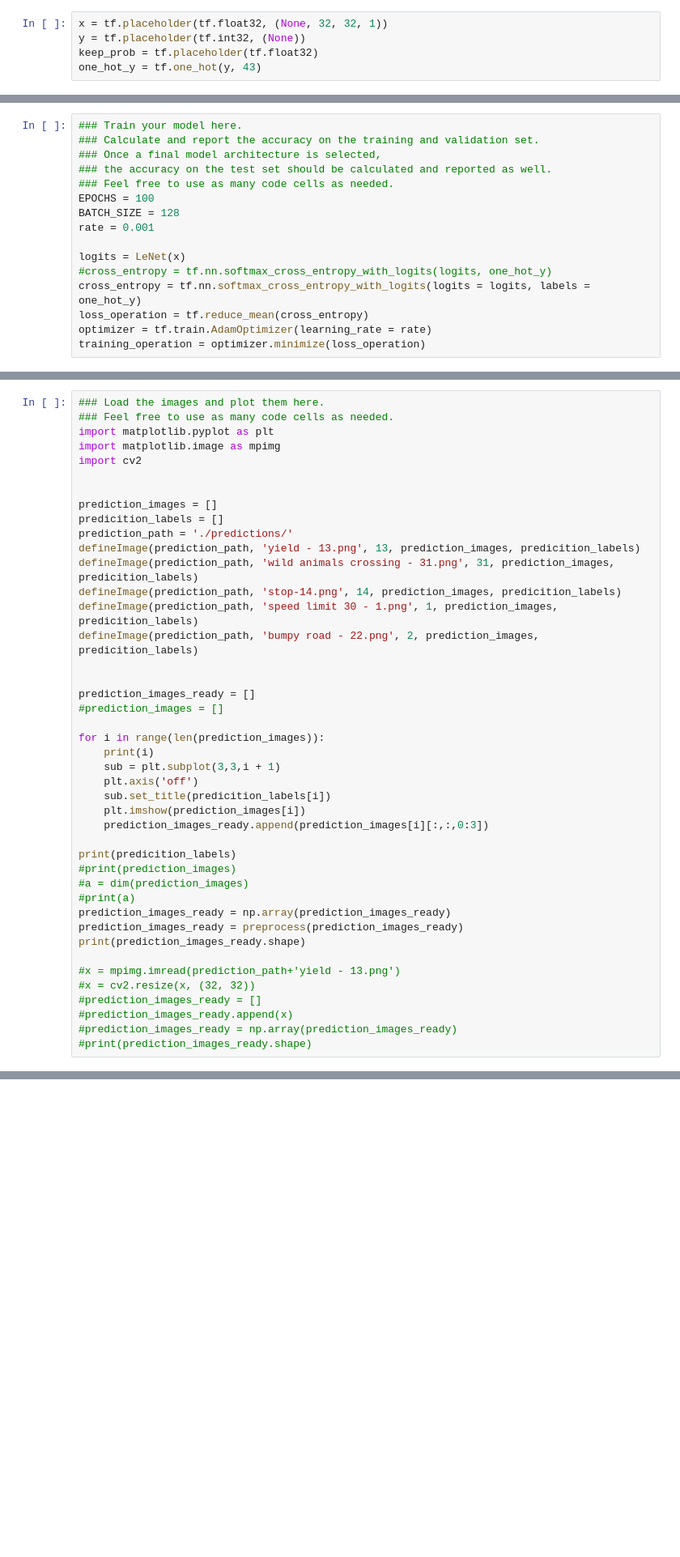
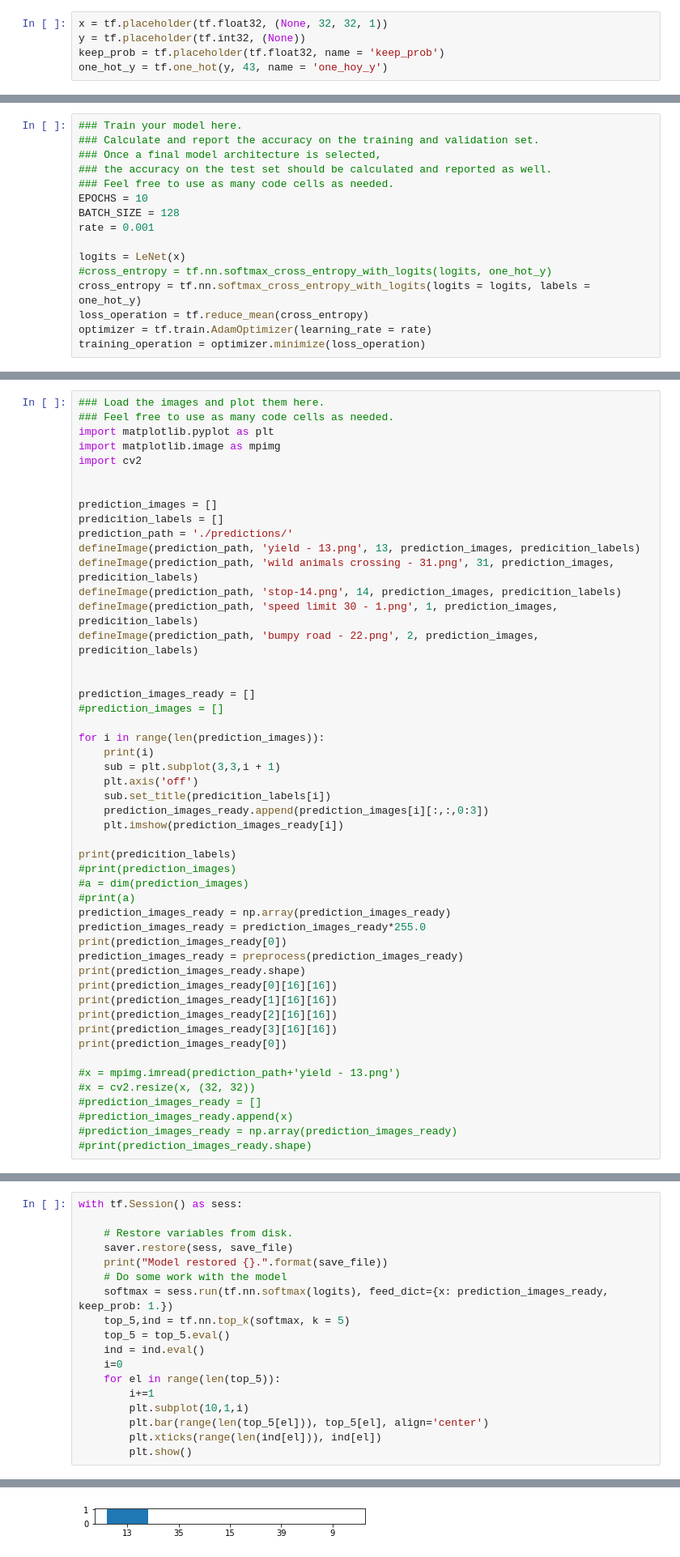
Before and after one commit to Maesla/Traffic-Sign-Classifier, a Jupyter notebook: Traffic_Sign_Classifier.ipynb, the cells around one changed output, grey strips where cells are left out. Shown at 81% size. Drawn from its saved outputs; the diff is of its cells as text; blank space fills up the shorter version.

Commit message:
- Internet image working

```diff
--- a/Traffic_Sign_Classifier.ipynb
+++ b/Traffic_Sign_Classifier.ipynb
@@ -284,8 +303,8 @@ def LeNet(x):
 # %%
 x = tf.placeholder(tf.float32, (None, 32, 32, 1))
 y = tf.placeholder(tf.int32, (None))
-keep_prob = tf.placeholder(tf.float32)
-one_hot_y = tf.one_hot(y, 43)
+keep_prob = tf.placeholder(tf.float32, name = 'keep_prob')
+one_hot_y = tf.one_hot(y, 43, name = 'one_hoy_y')
 # %% [markdown]
 ### Train, Validate and Test the Model
 # %% [markdown]
@@ -297,7 +316,7 @@ sets imply underfitting. A high accuracy on the training set but low accuracy on
 ### Once a final model architecture is selected,
 ### the accuracy on the test set should be calculated and reported as well.
 ### Feel free to use as many code cells as needed.
-EPOCHS = 100
+EPOCHS = 10
 BATCH_SIZE = 128
 rate = 0.001
 
@@ -425,16 +449,23 @@ for i in range(len(prediction_images)):
     sub = plt.subplot(3,3,i + 1)
     plt.axis('off')
     sub.set_title(predicition_labels[i])
-    plt.imshow(prediction_images[i])
     prediction_images_ready.append(prediction_images[i][:,:,0:3])
+    plt.imshow(prediction_images_ready[i])
 
 print(predicition_labels)
 #print(prediction_images)
 #a = dim(prediction_images)
 #print(a)
 prediction_images_ready = np.array(prediction_images_ready)
+prediction_images_ready = prediction_images_ready*255.0
+print(prediction_images_ready[0])
 prediction_images_ready = preprocess(prediction_images_ready)
 print(prediction_images_ready.shape)
+print(prediction_images_ready[0][16][16])
+print(prediction_images_ready[1][16][16])
+print(prediction_images_ready[2][16][16])
+print(prediction_images_ready[3][16][16])
+print(prediction_images_ready[0])
 
 #x = mpimg.imread(prediction_path+'yield - 13.png')
 #x = cv2.resize(x, (32, 32))
@@ -458 +494,20 @@ print(prediction_images_ready.shape)
 [figure]
+# %%
+with tf.Session() as sess:
+
+    # Restore variables from disk.
+    saver.restore(sess, save_file)
+    print("Model restored {}.".format(save_file))
+    # Do some work with the model
+    softmax = sess.run(tf.nn.softmax(logits), feed_dict={x: prediction_images_ready, keep_prob: 1.})
+    top_5,ind = tf.nn.top_k(softmax, k = 5)
+    top_5 = top_5.eval()
+    ind = ind.eval()
+    i=0
+    for el in range(len(top_5)):
+        i+=1
+        plt.subplot(10,1,i)
+        plt.bar(range(len(top_5[el])), top_5[el], align='center')
+        plt.xticks(range(len(ind[el])), ind[el])
+        plt.show()
+# %% [output]
@@ -458,0 +515 @@ print(prediction_images_ready.shape)
+[figure, added]
```
Also changed, not shown: parts of 14 cells of this notebook.
